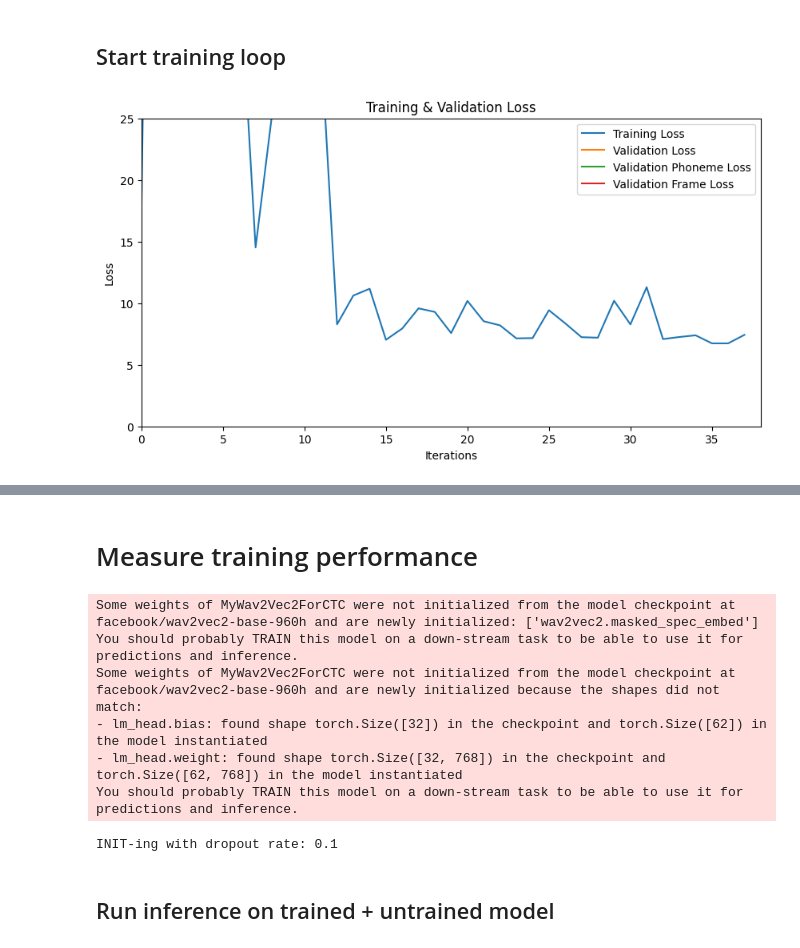
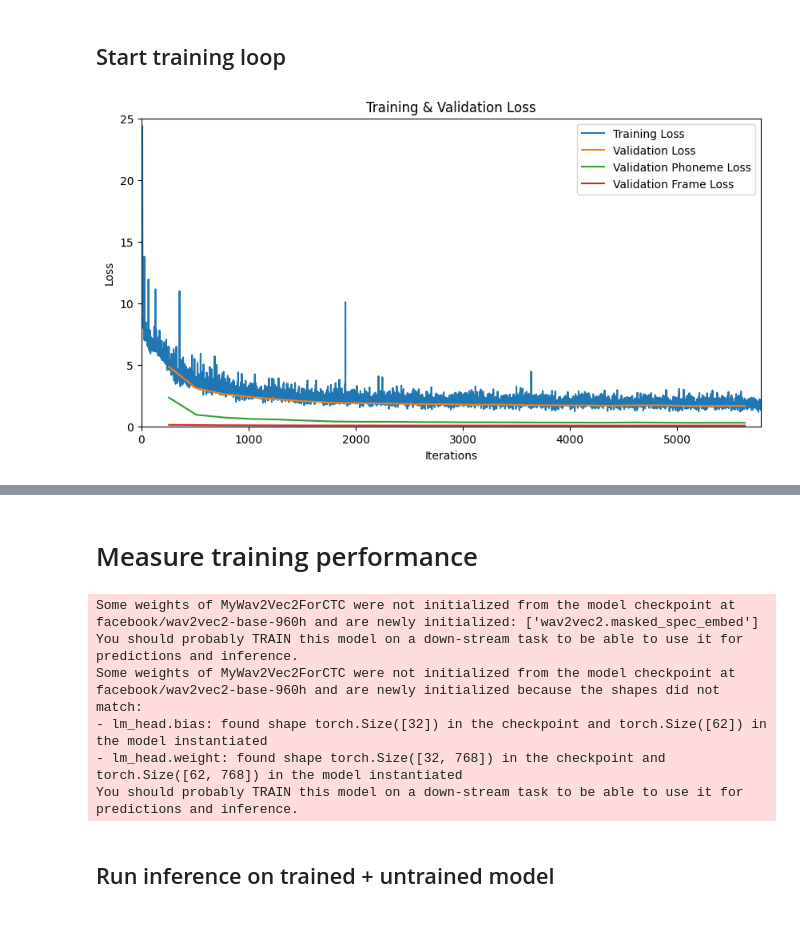
Before and after one commit to lucasdellabella/badbeagle-jupyter, a Jupyter notebook: 00_wav2vec2-timit-finetune.ipynb, the cells around one changed output, grey strips where cells are left out. Saved outputs shown, nothing was run; the diff lists cells and outputs as text; code cells hidden in the pictures.

```diff
--- a/00_wav2vec2-timit-finetune.ipynb
+++ b/00_wav2vec2-timit-finetune.ipynb
@@ -332,26 +331,22 @@ def shape_model_parameters(batch):
     labels = batch['labels']
     frame_labels = labels['phoneme_start_idx'].to(device)
     phoneme_labels = labels['utterance'].to(device)
+
+    # Clever way to calculate the lengths of each audio vector (input) and each label (frame + phoneme)
     attention_mask = generate_attention_mask(batch['input_values']).to(device)
-
-    audio_lengths = attention_mask.sum(-1)
-    phoneme_lengths = (phoneme_labels != -100).sum(-1)
+    input_lengths = attention_mask.sum(-1)
+    label_lengths = (phoneme_labels != -100).sum(-1)
 
     # Move it all to the GPU
     inputs = inputs.to(device).to(torch.float32)
     phoneme_labels = phoneme_labels.to(device).to(torch.float32)
     frame_labels = frame_labels.to(device).to(torch.float32)
 
-    print(f"inputs.shape: {inputs.shape}")
-    print(f"inputs[0]: {inputs[0]}")
-    print(f"phoneme_labels.shape: {phoneme_labels.shape}")
-    print(f"phoneme_labels[0]: {phoneme_labels[0]}")
-    print(f"frame_labels.shape: {frame_labels.shape}")
-    print(f"frame_labels[0]: {frame_labels[0]}")
-    print(f"audio_lengths: {audio_lengths}")
-    print(f"phoneme_lengths: {phoneme_lengths}")
+    # TODO: Create labels that are designed for BCE / CE loss and not CTC.
+    phoneme_labels = phoneme_labels.to(device).to(torch.float32)
+    frame_labels = frame_labels.to(device).to(torch.float32)
 
-    return inputs, phoneme_labels, frame_labels, audio_lengths, phoneme_lengths
+    return (input_lengths, inputs), (label_lengths, phoneme_labels, frame_labels)
 
 
 def get_class_id_for_each_frame(frame_start_indices, classes):
@@ -409,8 +404,8 @@ import matplotlib.pyplot as plt
 num_epochs = 10
 train_losses = []
 
-train_loader = DataLoader(debug_train_dataset, batch_size=BATCH_SIZE, collate_fn=collator) #shuffle=True
-valid_loader = DataLoader(debug_valid_dataset, batch_size=BATCH_SIZE, collate_fn=collator) #shuffle=True
+train_loader = DataLoader(minimal_train_dataset, batch_size=BATCH_SIZE, collate_fn=collator) #shuffle=True
+valid_loader = DataLoader(minimal_test_dataset, batch_size=BATCH_SIZE, collate_fn=collator) #shuffle=True
 
 steps_taken = 0
 progress_bar = tqdm(range(len(train_loader) * num_epochs))
@@ -436,30 +431,30 @@ for epoch in range(num_epochs):
     for batch in train_loader:
         model.train()
 
-        inputs, phoneme_labels, frame_labels, audio_lengths, phoneme_lengths = shape_model_parameters(batch)
+        (input_lengths, inputs), (label_lengths, phoneme_labels, frame_labels) = shape_model_parameters(batch)
 
         # Convert the input tensor to the same data type as the model parameters
         inputs = inputs.to(dtype=next(model.parameters()).dtype)
 
-        phoneme_logits, start_idx_pred, _, _ = model(inputs, phoneme_labels=phoneme_labels, return_log_probs=True)  # Forward pass
+        phoneme_pred_logits, frame_start_pred = model(inputs, phoneme_labels=phoneme_labels)  # Forward pass
 
-        num_windows_in_ea_sample = torch.floor_divide(torch.div(audio_lengths*1000, SAMPLE_RATE) - 5, WINDOW_SIZE).long()
+        num_windows_in_ea_sample = torch.floor_divide(torch.div(input_lengths*1000, SAMPLE_RATE) - 5, WINDOW_SIZE).long()
 
         frame_positions = frame_pos_to_nth_window(frame_labels)
         # class_id_for_each_frame = get_class_id_for_each_frame(frame_positions, phoneme_labels)
         # print("class_id_for_each_frame[0] >>> ", class_id_for_each_frame[0])
 
 
-        frame_bitmask_labels = create_bit_mask_of_frame_start_positions(frame_positions, phoneme_logits.shape[1]).to(device)
+        frame_bitmask_labels = create_bit_mask_of_frame_start_positions(frame_positions, phoneme_pred_logits.shape[1]).to(device)
         print(frame_bitmask_labels[0])
 
         loss, phoneme_loss, frame_loss = custom_loss_function(
-            phoneme_logits,
-            start_idx_pred,
+            phoneme_pred_logits,
+            frame_start_pred,
             phoneme_labels,
             frame_bitmask_labels,
             num_windows_in_ea_sample,
-            phoneme_lengths,
+            label_lengths,
             device=device
         )
 
@@ -485,15 +480,15 @@ for epoch in range(num_epochs):
         display(fig)
 
         # Calculate metrics for phonemes
-        # phoneme_precision, phoneme_recall, phoneme_f1 = calculate_phoneme_metrics(phoneme_logits, phoneme_labels)
-        # frame_precision, frame_recall, frame_f1 = calculate_frame_metrics(start_idx_pred, frame_bitmask_labels)
+        # phoneme_precision, phoneme_recall, phoneme_f1 = calculate_phoneme_metrics(phoneme_pred_logits, phoneme_labels)
+        # frame_precision, frame_recall, frame_f1 = calculate_frame_metrics(frame_start_pred, frame_bitmask_labels)
 
         # print(f"Train Metrics:")
         # print(f"Phoneme P:  {phoneme_precision:.4f}, Frame P:  {frame_precision:.4f}")
         # print(f"Phoneme R:  {phoneme_recall:.4f}, Frame R:  {frame_recall:.4f}")
         # print(f"Phoneme F1: {phoneme_f1:.4f}, Frame F1: {frame_f1:.4f}")
 
-        if steps_taken % 32 == 0:
+        if steps_taken % 256 == 0:
             model.eval()
             print('Running validation set against model...')
             val_loss = 0.0
@@ -501,23 +496,23 @@ for epoch in range(num_epochs):
             val_frame_loss = 0.0
             with torch.no_grad():
                 for val_batch in valid_loader:
-                    inputs, phoneme_labels, frame_labels, audio_lengths, phoneme_lengths = shape_model_parameters(val_batch)
+                    (input_lengths, inputs), (label_lengths, phoneme_labels, frame_labels) = shape_model_parameters(val_batch)
 
                     # Inference and Loss Computation
-                    phoneme_logits, start_idx_pred, log_probs, loss = model(inputs, phoneme_labels=phoneme_labels, return_log_probs=True)
+                    phoneme_pred_logits, frame_start_pred = model(inputs, phoneme_labels=phoneme_labels)
 
                     # Assuming `custom_loss_function` is defined and `frame_bitmask_labels` and `num_windows_in_ea_sample` are computed
                     frame_positions = frame_pos_to_nth_window(frame_labels)
-                    frame_bitmask_labels = create_bit_mask_of_frame_start_positions(frame_positions, phoneme_logits.shape[1]).to(device)
-                    num_windows_in_ea_sample = torch.floor_divide(torch.div(audio_lengths*1000, SAMPLE_RATE) - 5, WINDOW_SIZE).long()
+                    frame_bitmask_labels = create_bit_mask_of_frame_start_positions(frame_positions, phoneme_pred_logits.shape[1]).to(device)
+                    num_windows_in_ea_sample = torch.floor_divide(torch.div(input_lengths*1000, SAMPLE_RATE) - 5, WINDOW_SIZE).long()
 
                     batch_val_loss, batch_phoneme_loss, batch_frame_loss = custom_loss_function(
-                        phoneme_logits,
-                        start_idx_pred,
+                        phoneme_pred_logits,
+                        frame_start_pred,
                         phoneme_labels,
                         frame_bitmask_labels,
                         num_windows_in_ea_sample,
-                        phoneme_lengths,
+                        label_lengths,
                         device=device
                     )
 
@@ -545,35 +540,35 @@ for epoch in range(num_epochs):
     # from loss_and_evals import calculate_phoneme_metrics, calculate_frame_metrics
 
     # # Calculate metrics for phonemes
-    # phoneme_precision, phoneme_recall, phoneme_f1 = calculate_phoneme_metrics(phoneme_logits, phoneme_labels)
-    # frame_precision, frame_recall, frame_f1 = calculate_frame_metrics(start_idx_pred, frame_bitmask_labels)
+    # phoneme_precision, phoneme_recall, phoneme_f1 = calculate_phoneme_metrics(phoneme_pred_logits, phoneme_labels)
+    # frame_precision, frame_recall, frame_f1 = calculate_frame_metrics(frame_start_pred, frame_bitmask_labels)
 
     # print(f"Validation Metrics:")
     # print(f"Phoneme P:  {phoneme_precision:.4f}, Frame P:  {frame_precision:.4f}")
     # print(f"Phoneme R:  {phoneme_recall:.4f}, Frame R:  {frame_recall:.4f}")
     # print(f"Phoneme F1: {phoneme_f1:.4f}, Frame F1: {frame_f1:.4f}")
 
     # Log metrics
     wandb.log({
         "val_loss": val_loss,
         "val_phoneme_loss": val_phoneme_loss,
         "val_frame_loss": val_frame_loss,
         # "phoneme_precision": phoneme_precision,
         # "phoneme_recall": phoneme_recall,
         # "phoneme_f1": phoneme_f1,
         # "frame_precision": frame_precision,
         # "frame_recall": frame_recall,
         # "frame_f1": frame_f1
     }, step=steps_taken)
 
 
 
     train_loss /= len(train_loader)  # Add this line to calculate the average training loss
 
 
     print(f"Epoch {epoch}, Training loss: {train_loss}")  # Add this line to print the average training loss
     print(f"Epoch {epoch}, Validation loss: {val_loss}")
 
 plt.close(fig)
 # %% [output]
-[figure, old version]
+[figure, new version]
@@ -585,7 +582,7 @@ model_untrained = Wav2Vec2ForPhonemeAndFramePrediction(num_phonemes=61, freeze_f
 model_untrained.to(device);
 
 batch = next(iter(valid_loader))
-idx = 6
+idx = 4
 batch = {
     'input_values': batch['input_values'][idx].unsqueeze(0),
     'labels': {
@@ -600,7 +597,6 @@ Some weights of MyWav2Vec2ForCTC were not initialized from the model checkpoint
 - lm_head.bias: found shape torch.Size([32]) in the checkpoint and torch.Size([62]) in the model instantiated
 - lm_head.weight: found shape torch.Size([32, 768]) in the checkpoint and torch.Size([62, 768]) in the model instantiated
 You should probably TRAIN this model on a down-stream task to be able to use it for predictions and inference.
-INIT-ing with dropout rate: 0.1
 # %% [markdown]
 ## Run inference on trained + untrained model
 # %%
```
Also changed, not shown: parts of 11 cells of this notebook, 1 other file.
